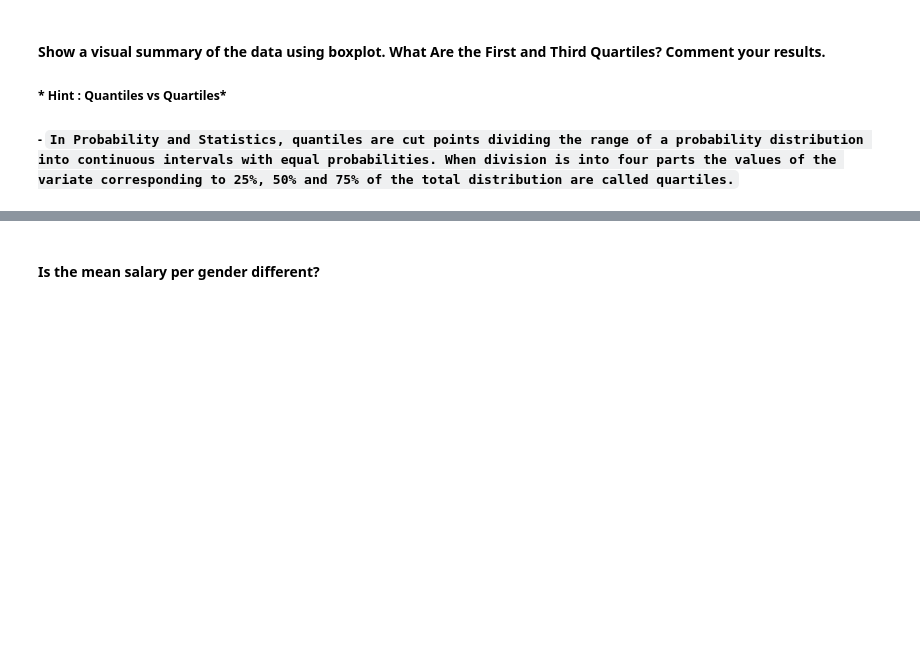
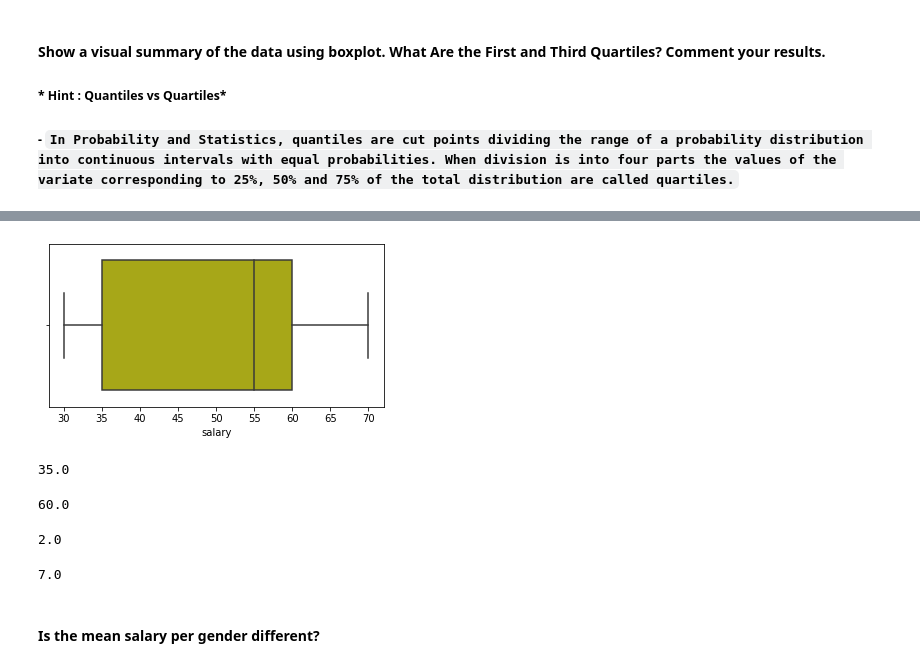
Before and after one commit to Ironhack-Data-Madrid-Marzo-2022/5.1-lab-subsetting-and-descriptive-stats, a Jupyter notebook: your-code/main.ipynb, the cells around one changed output, grey strips where cells are left out. Cells and saved outputs as stored; diff of their text form; code cells hidden in the pictures; blank space fills up the shorter version.

```diff
--- a/your-code/main.ipynb
+++ b/your-code/main.ipynb
@@ -128,2 +263,22 @@
+# %%
+sns.boxplot(x=employee.salary, color='y');
+# %% [output]
+[figure, added]
+# %%
+np.quantile(employee.salary, 0.25)  # Q1, cuantil no es cuartil, cuartil divide en 4 partes, cuantil divide entre 0 y 1
+# %% [output]
+35.0
+# %%
+np.quantile(employee.salary, 0.75)  # Q3
+# %% [output]
+60.0
+# %%
+employee.years.quantile(q=0.25)
+# %% [output]
+2.0
+# %%
+employee.years.quantile(q=0.75)
+# %% [output]
+7.0
 # %% [markdown]
 #### Is the mean salary per gender different?
```
Also changed, not shown: parts of 103 cells of this notebook.
